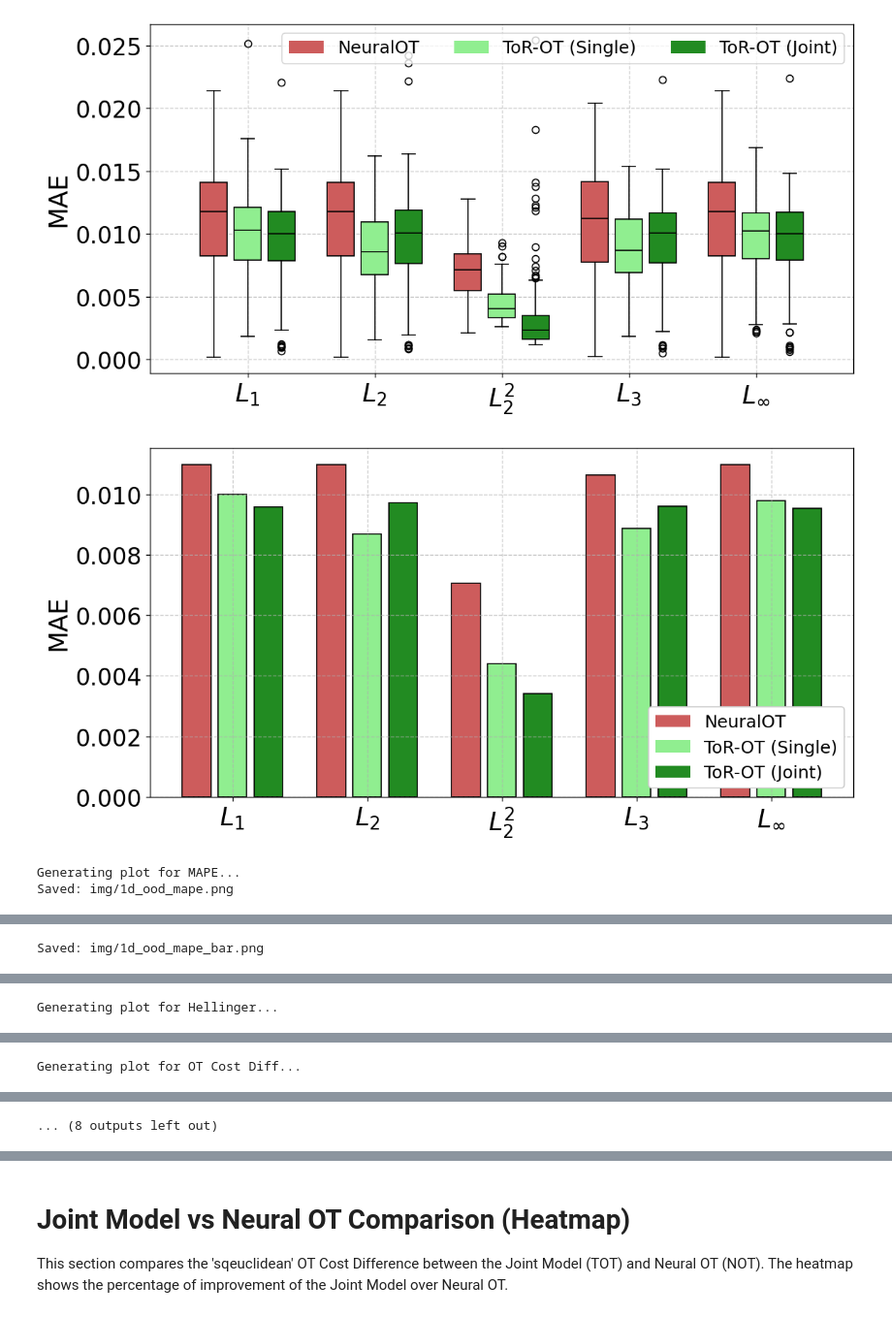
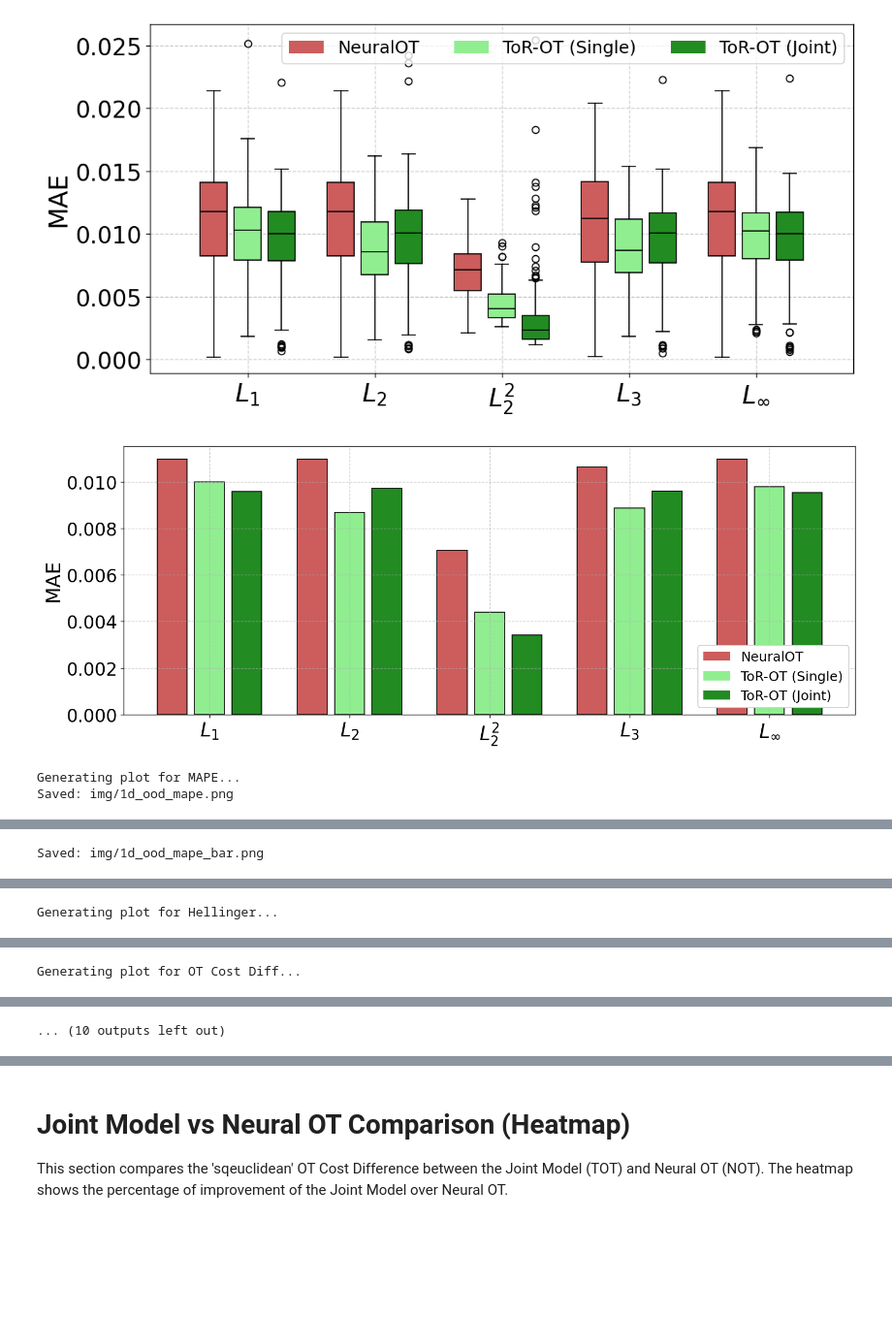
Before and after one commit to vsingh-group/TOR-OT, a Jupyter notebook: TF4OT/evals/plots/comparison_box_plots_1d.ipynb, the cells around one changed output, grey strips where cells are left out. Shown at 97% size. Cells and saved outputs as stored; diff of their text form; code cells hidden in the pictures; blank space fills up the shorter version.

```diff
--- a/TF4OT/evals/plots/comparison_box_plots_1d.ipynb
+++ b/TF4OT/evals/plots/comparison_box_plots_1d.ipynb
@@ -197,10 +197,10 @@ for perf_metric in PERFORMANCE_METRICS:
     plt.show()
 
 
-    fig, ax = plt.subplots(figsize=(10, 5), dpi=120)
+    fig, ax = plt.subplots(figsize=(13, 5), dpi=120)
 
-    plot_data_np = np.array(plot_data)
-    bp = ax.bar(positions, np.mean(plot_data_np, 1), width=bar_width*0.8, facecolor=5*COLORS, edgecolor='black')
+    plot_data_np = np.mean(np.array(plot_data), 1)
+    bp = ax.bar(positions, plot_data_np, width=bar_width*0.8, facecolor=5*COLORS, edgecolor='black')
 
     # Set X-axis labels
     ax.set_xticks(range(1, num_distance_metrics + 1))
@@ -223,34 +223,71 @@ for perf_metric in PERFORMANCE_METRICS:
     ax.legend(handles=legend_elements, loc='lower right', fontsize=15, ncols=1, framealpha=1)
 
     plt.tight_layout()
     # Save only selected metrics
     if perf_metric in ['MAPE', 'Run Time (Seconds)']:
         # make a filesystem-safe name like: testset_mape.png, testset_run_time_seconds.png
         safe_metric = re.sub(r'[^a-z0-9]+', '_', perf_metric.lower()).strip('_')
         out_png = f"img/1d_ood_{safe_metric}_bar.png"
         plt.savefig(out_png, bbox_inches='tight', dpi=300)
         print(f"Saved: {out_png}")
     plt.show()
+
+
+
+    if (perf_metric == 'Run Time (Seconds)'):
+
+        fig, ax = plt.subplots(figsize=(5, 7), dpi=120)
+        bp = ax.bar([0, 1, 2], [np.mean(plot_data_np[::3]), np.mean(plot_data_np[1::3]), np.mean(plot_data_np[2::3])], width=0.8, facecolor=COLORS, edgecolor='black')
+
+        print ([np.mean(plot_data_np[::3]), np.mean(plot_data_np[1::3]), np.mean(plot_data_np[2::3])])
+
+        # Set X-axis labels
+        ax.set_xticks(range(3))
+        # Use mapped labels for X-axis
+        xtick_labels = ['NeuralOT','ToR-OT (Single)','ToR-OT (Joint)']
+        ax.set_xticklabels(xtick_labels, rotation=90, ha='center', fontsize=22)
+
+        #ax.set_title(f'OOD comparison: {perf_metric} across cost types', fontsize=24)
+        #ax.set_title(f'Run Time across cost types', fontsize=24)
+        ax.set_ylabel(perf_metric, fontsize=22)
+        ax.grid(True, linestyle='--', alpha=0.7)
+
+        # Custom Legend using Mapped Labels
+        # from matplotlib.patches import Patch
+        # # Use DATA_KEYS order to get colors and map to labels
+        # legend_elements = [
+        #     Patch(facecolor=COLORS[i], label=LABEL_MAPPING[DATA_KEYS[i]])
+        #     for i in range(len(DATA_KEYS))
+        # ]
+        # ax.legend(handles=legend_elements, loc='lower right', fontsize=15, ncols=1, framealpha=1)
+
+        plt.tight_layout()
+        # Save only selected metrics
+        safe_metric = re.sub(r'[^a-z0-9]+', '_', perf_metric.lower()).strip('_')
+        out_png = f"img/1d_ood_{safe_metric}_bar_single.png"
+        plt.savefig(out_png, bbox_inches='tight', dpi=300)
+        print(f"Saved: {out_png}")
+        plt.show()
 # %% [output]
 Loading data for metric: cityblock...
 Loading ../../../experiments/cost_fixed/model_dim768_context512_tflayers24_tfheads16_num_prefix1_dropout0_flashTrue_data100K_rowwise_costfixed_prec4_bins30_DigitTokenizer_epochs50_batch192_cityblock/e ...
 Loading ../../../experiments/cost_fixed/model_dim768_context512_tflayers24_tfheads16_num_prefix1_dropout0_flashTrue_data100K_rowwise_costfixed_prec4_bins30_DigitTokenizer_epochs50_batch192_cityblock/e ...
 Loading ../../../experiments/cost_semivariable/model_dim768_context512_tflayers24_tfheads16_num_prefix1_dropout0_flashTrue_data600K_rowwise_costsemivariable_prec4_bins30_DigitTokenizer_epochs25_batch1 ...
 Loading ../../../experiments/cost_semivariable/model_dim768_context512_tflayers24_tfheads16_num_prefix1_dropout0_flashTrue_data600K_rowwise_costsemivariable_prec4_bins30_DigitTokenizer_epochs25_batch1 ...
 Loading data for metric: euclidean...
 Loading ../../../experiments/cost_fixed/model_dim768_context512_tflayers24_tfheads16_num_prefix1_dropout0_flashTrue_data100K_rowwise_costfixed_prec4_bins30_DigitTokenizer_epochs50_batch192_euclidean/e ...
 Loading ../../../experiments/cost_fixed/model_dim768_context512_tflayers24_tfheads16_num_prefix1_dropout0_flashTrue_data100K_rowwise_costfixed_prec4_bins30_DigitTokenizer_epochs50_batch192_euclidean/e ...
 Loading ../../../experiments/cost_semivariable/model_dim768_context512_tflayers24_tfheads16_num_prefix1_dropout0_flashTrue_data600K_rowwise_costsemivariable_prec4_bins30_DigitTokenizer_epochs25_batch1 ...
 Loading ../../../experiments/cost_semivariable/model_dim768_context512_tflayers24_tfheads16_num_prefix1_dropout0_flashTrue_data600K_rowwise_costsemivariable_prec4_bins30_DigitTokenizer_epochs25_batch1 ...
 Loading data for metric: sqeuclidean...
 Loading ../../../experiments/cost_fixed/model_dim768_context512_tflayers24_tfheads16_num_prefix1_dropout0_flashTrue_data100K_rowwise_costfixed_prec4_bins30_DigitTokenizer_epochs50_batch192_sqeuclidean ...
 ... (15 lines left out)
 Loading ../../../experiments/cost_semivariable/model_dim768_context512_tflayers24_tfheads16_num_prefix1_dropout0_flashTrue_data600K_rowwise_costsemivariable_prec4_bins30_DigitTokenizer_epochs25_batch1 ...
 Loading ../../../experiments/cost_semivariable/model_dim768_context512_tflayers24_tfheads16_num_prefix1_dropout0_flashTrue_data600K_rowwise_costsemivariable_prec4_bins30_DigitTokenizer_epochs25_batch1 ...
 Skipping canberra due to missing data.
 Generating plot for MAE...
 [figure]
-[figure, old version]
+[figure, new version]
 Generating plot for MAPE...
 Saved: img/1d_ood_mape.png
 [figure]
@@ -262,6 +299,6 @@ Generating plot for Hellinger...
 Generating plot for OT Cost Diff...
 [figure]
-... (8 outputs left out)
+... (10 outputs left out)
 # %%
 print("="*80)
 print("TEST SET ANALYSIS")
```
Also changed, not shown: parts of 2 cells of this notebook, 10 other files.
